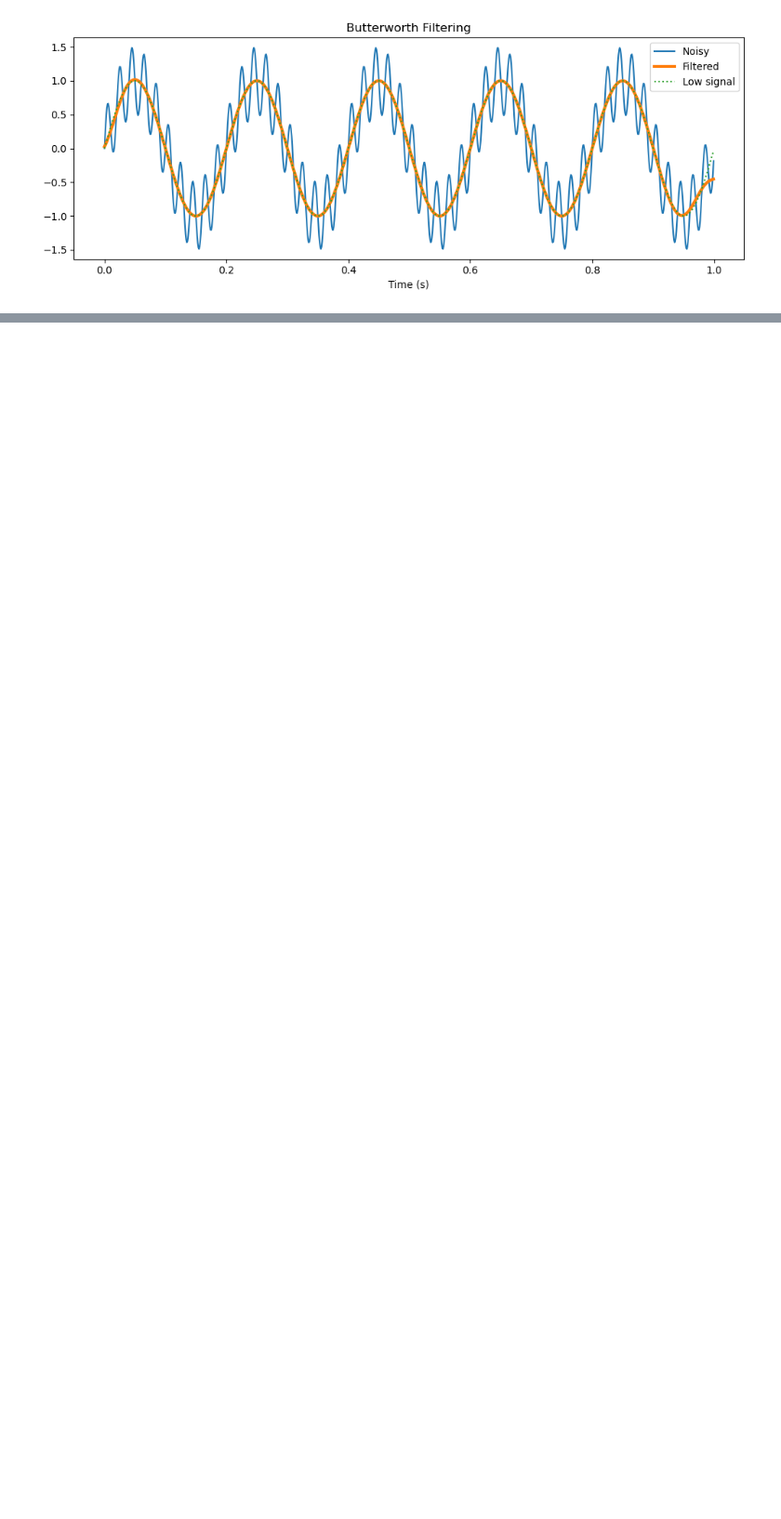
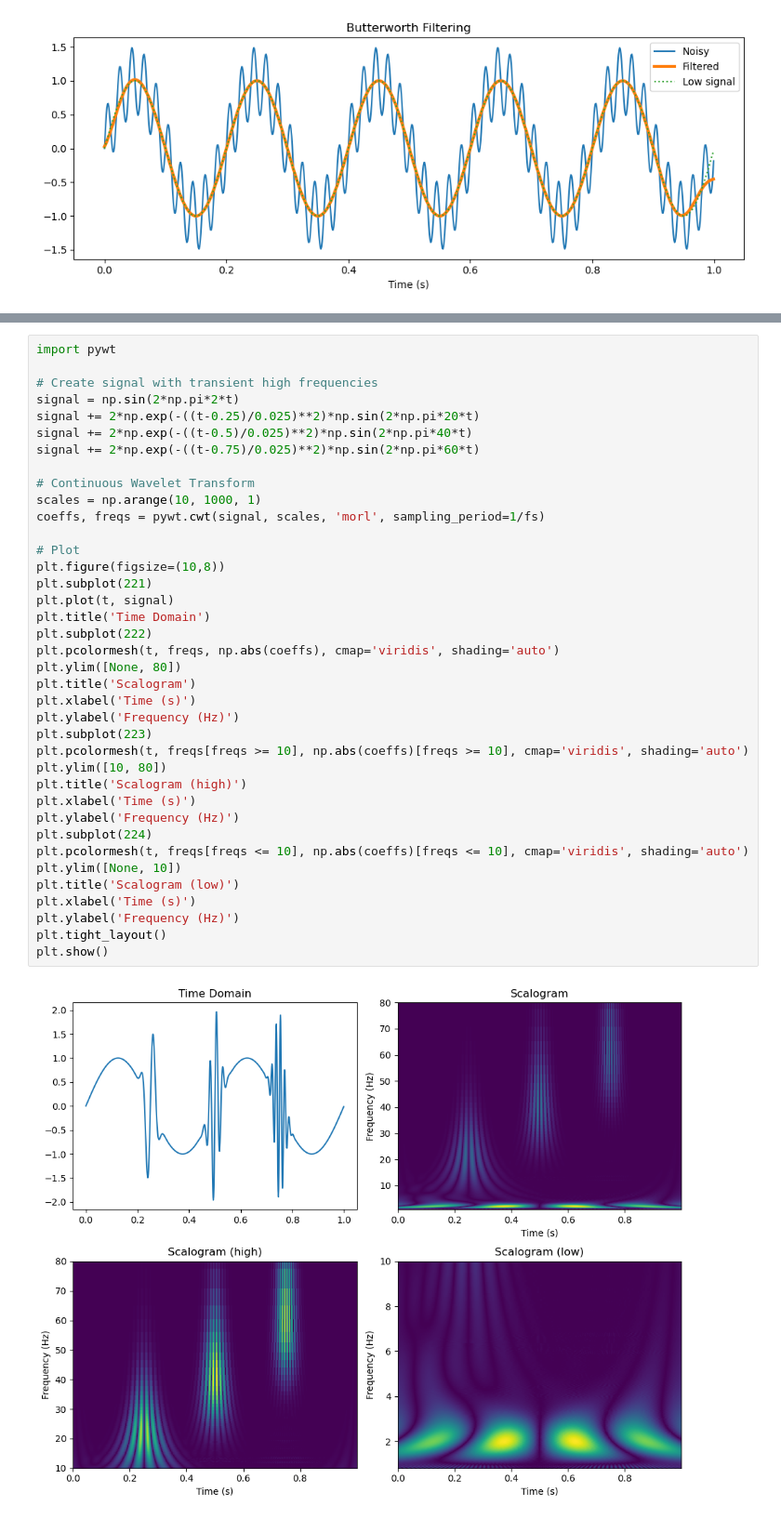
Before and after one commit to tmharty/notesbooks, a Jupyter notebook: basic_signal_processing.ipynb, the cells around one changed output, grey strips where cells are left out. Shown at 93% size. Saved outputs shown, nothing was run; the diff lists cells and outputs as text; blank space fills up the shorter version.

Commit message:
Continuous wavelet transform example

```diff
--- a/basic_signal_processing.ipynb
+++ b/basic_signal_processing.ipynb
@@ -111,0 +112,40 @@ plt.show()
+# %%
+import pywt
+
+# Create signal with transient high frequencies
+signal = np.sin(2*np.pi*2*t)
+signal += 2*np.exp(-((t-0.25)/0.025)**2)*np.sin(2*np.pi*20*t)
+signal += 2*np.exp(-((t-0.5)/0.025)**2)*np.sin(2*np.pi*40*t)
+signal += 2*np.exp(-((t-0.75)/0.025)**2)*np.sin(2*np.pi*60*t)
+
+# Continuous Wavelet Transform
+scales = np.arange(10, 1000, 1)
+coeffs, freqs = pywt.cwt(signal, scales, 'morl', sampling_period=1/fs)
+
+# Plot
+plt.figure(figsize=(10,8))
+plt.subplot(221)
+plt.plot(t, signal)
+plt.title('Time Domain')
+plt.subplot(222)
+plt.pcolormesh(t, freqs, np.abs(coeffs), cmap='viridis', shading='auto')
+plt.ylim([None, 80])
+plt.title('Scalogram')
+plt.xlabel('Time (s)')
+plt.ylabel('Frequency (Hz)')
+plt.subplot(223)
+plt.pcolormesh(t, freqs[freqs >= 10], np.abs(coeffs)[freqs >= 10], cmap='viridis', shading='auto')
+plt.ylim([10, 80])
+plt.title('Scalogram (high)')
+plt.xlabel('Time (s)')
+plt.ylabel('Frequency (Hz)')
+plt.subplot(224)
+plt.pcolormesh(t, freqs[freqs <= 10], np.abs(coeffs)[freqs <= 10], cmap='viridis', shading='auto')
+plt.ylim([None, 10])
+plt.title('Scalogram (low)')
+plt.xlabel('Time (s)')
+plt.ylabel('Frequency (Hz)')
+plt.tight_layout()
+plt.show()
+# %% [output]
+[figure, added]
```
Also changed, not shown: parts of 2 cells of this notebook.
